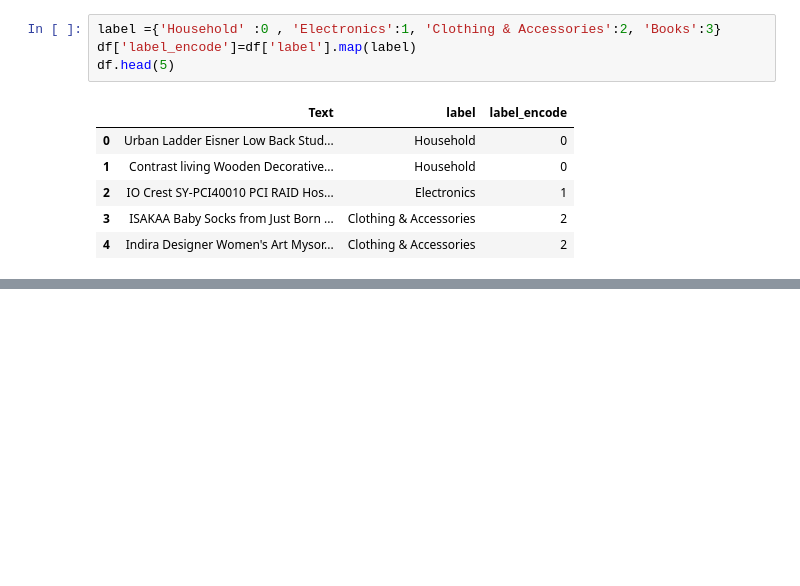
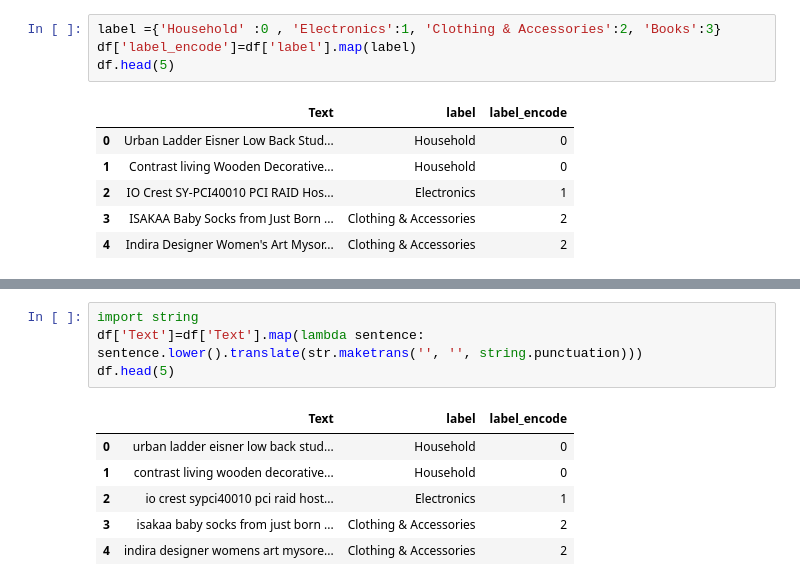
Before and after one commit to bobbyknit007/CookBook, a Jupyter notebook: Bayes/TermFreqInverseDocFrequency.ipynb, the cells around one changed output, grey strips where cells are left out. Drawn from its saved outputs; the diff is of its cells as text; blank space fills up the shorter version.

```diff
--- a/Bayes/TermFreqInverseDocFrequency.ipynb
+++ b/Bayes/TermFreqInverseDocFrequency.ipynb
@@ -68,0 +102,11 @@ print(tfdif_matrix)
+# %%
+import string
+df['Text']=df['Text'].map(lambda sentence: sentence.lower().translate(str.maketrans('', '', string.punctuation)))
+df.head(5)
+# %% [output]
+|  | Text | label | label_encode |
+| 0 | urban ladder eisner low back stud... | Household | 0 |
+| 1 | contrast living wooden decorative... | Household | 0 |
+| 2 | io crest sypci40010 pci raid host... | Electronics | 1 |
+| 3 | isakaa baby socks from just born ... | Clothing & Accessories | 2 |
+| 4 | indira designer womens art mysore... | Clothing & Accessories | 2 |
```
Also changed, not shown: parts of 16 cells of this notebook.
